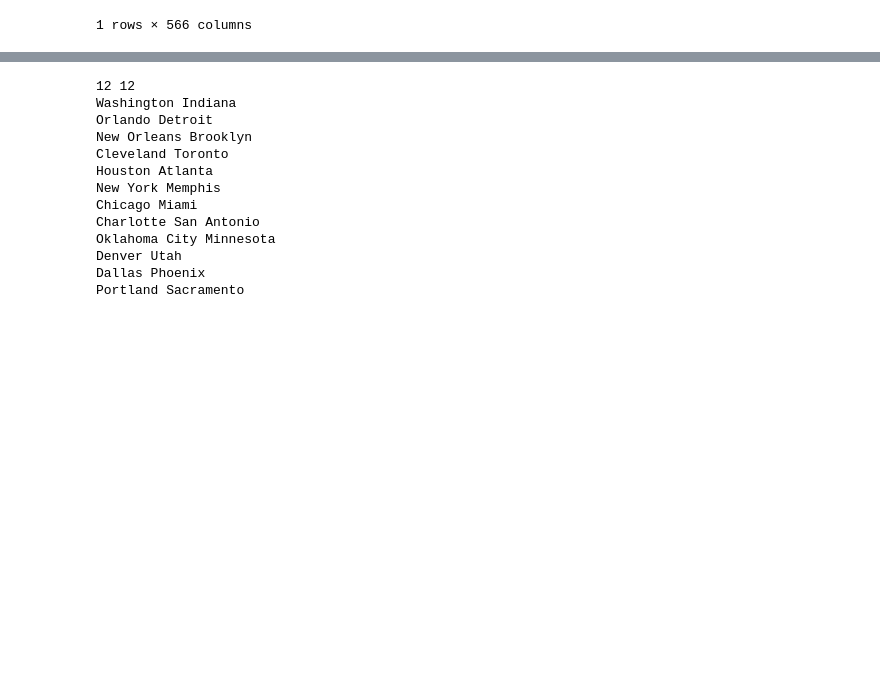
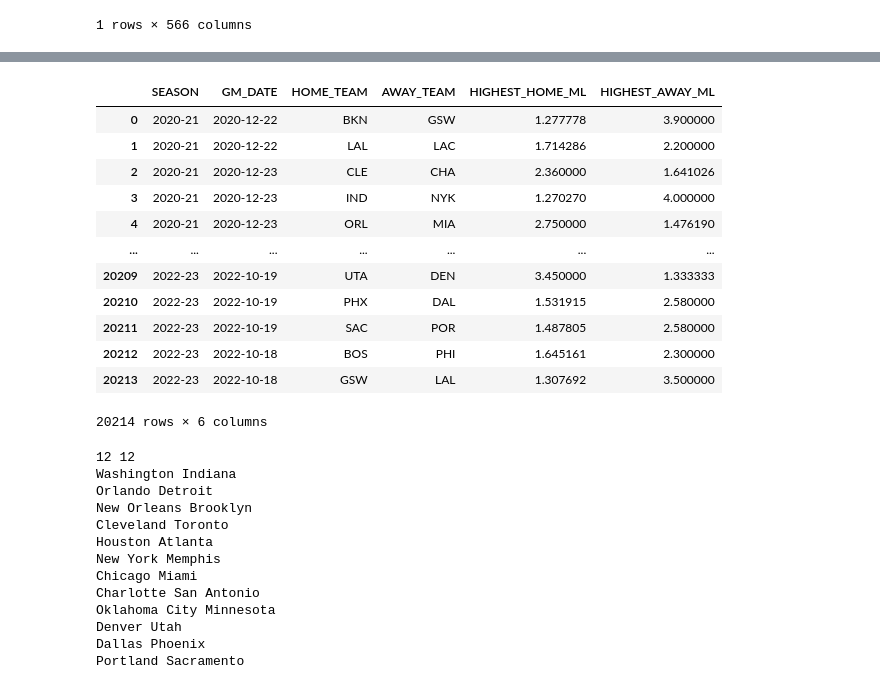
Before and after one commit to jnish23/NBA_Model_V2, a Jupyter notebook: notebooks/RegressionModelToProduction.ipynb, the cells around one changed output, grey strips where cells are left out. Saved outputs shown, nothing was run; the diff lists cells and outputs as text; code cells hidden in the pictures; blank space fills up the shorter version.

```diff
--- a/notebooks/RegressionModelToProduction.ipynb
+++ b/notebooks/RegressionModelToProduction.ipynb
@@ -1244,0 +1197,3 @@ df
+# %%
+mls = pd.read_sql('select * from moneylines', connection)
+spreads = pd.read_sql('select * from spreads', connection)
@@ -1245,3 +1252,19 @@ df
+# %%
+clean_moneyline_df(mls)
+# %% [output]
+|  | SEASON | GM_DATE | HOME_TEAM | AWAY_TEAM | HIGHEST_HOME_ML | HIGHEST_AWAY_ML |
+| 0 | 2020-21 | 2020-12-22 | BKN | GSW | 1.277778 | 3.900000 |
+| 1 | 2020-21 | 2020-12-22 | LAL | LAC | 1.714286 | 2.200000 |
+| 2 | 2020-21 | 2020-12-23 | CLE | CHA | 2.360000 | 1.641026 |
+| 3 | 2020-21 | 2020-12-23 | IND | NYK | 1.270270 | 4.000000 |
+| 4 | 2020-21 | 2020-12-23 | ORL | MIA | 2.750000 | 1.476190 |
+| ... | ... | ... | ... | ... | ... | ... |
+| 20209 | 2022-23 | 2022-10-19 | UTA | DEN | 3.450000 | 1.333333 |
+| 20210 | 2022-23 | 2022-10-19 | PHX | DAL | 1.531915 | 2.580000 |
+| 20211 | 2022-23 | 2022-10-19 | SAC | POR | 1.487805 | 2.580000 |
+| 20212 | 2022-23 | 2022-10-18 | BOS | PHI | 1.645161 | 2.300000 |
+| 20213 | 2022-23 | 2022-10-18 | GSW | LAL | 1.307692 | 3.500000 |
+20214 rows × 6 columns
 # %%
 date = '2022-10-19'
 
```
Also changed, not shown: parts of 12 cells of this notebook, 3 other files.
